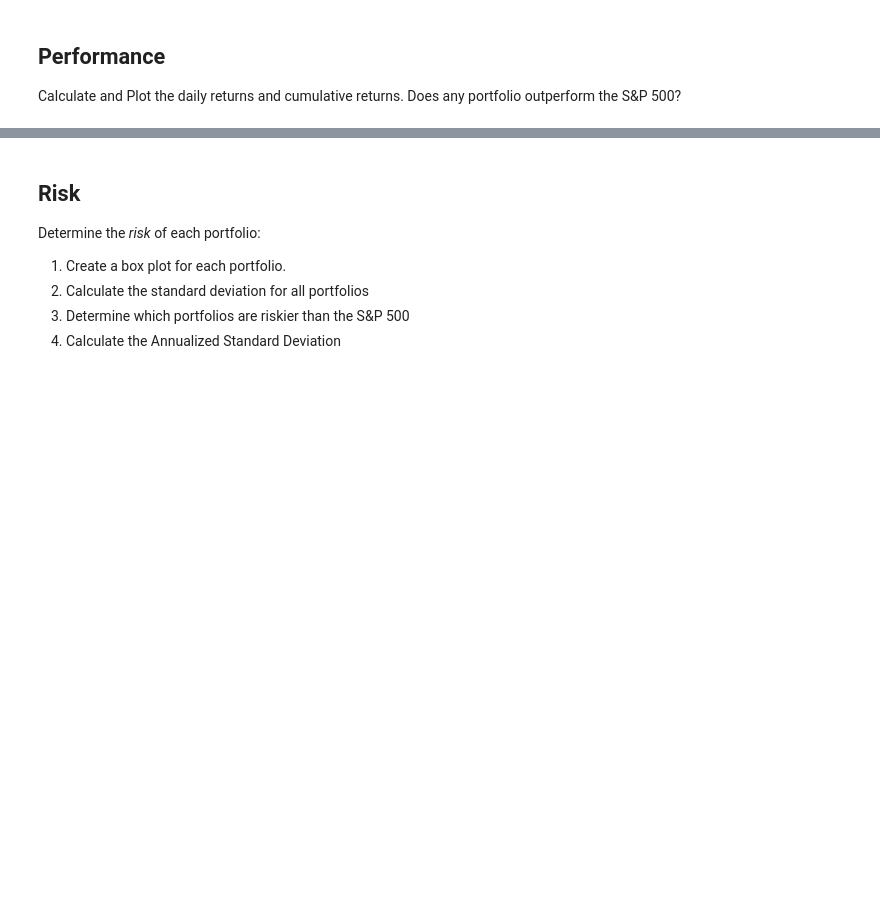
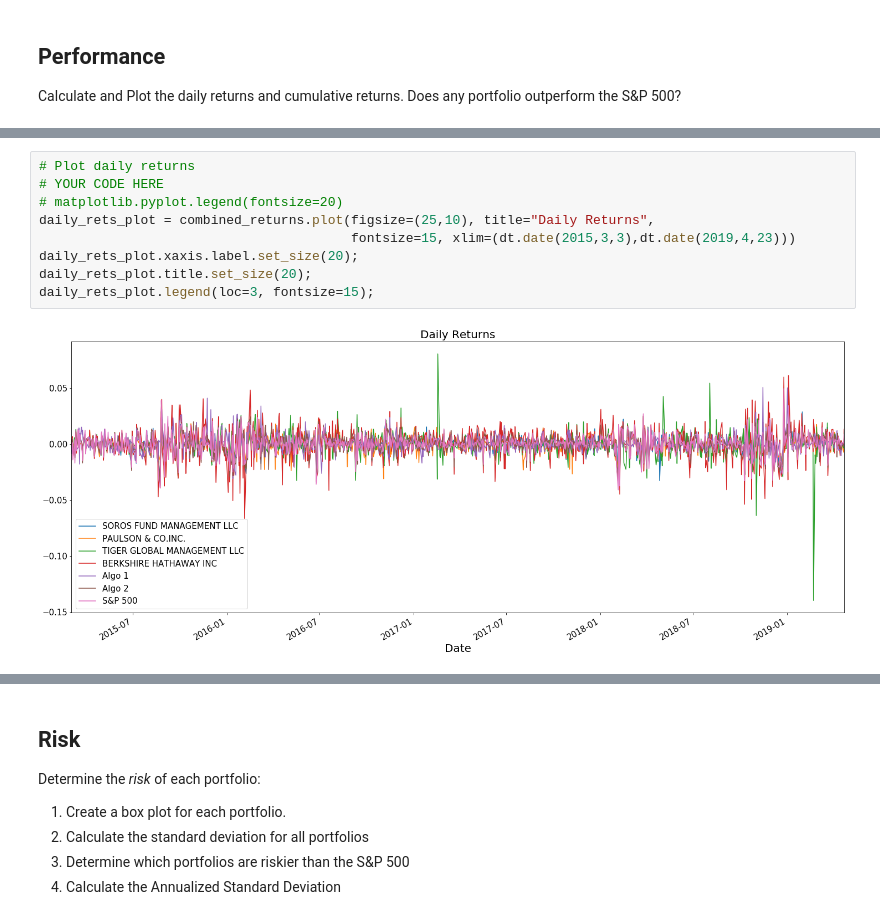
Before and after one commit to jb56834/whale-portfolio, a Jupyter notebook: whale_analysis.ipynb, the cells around one changed output, grey strips where cells are left out. Cells and saved outputs as stored; diff of their text form; blank space fills up the shorter version.

```diff
--- a/whale_analysis.ipynb
+++ b/whale_analysis.ipynb
@@ -206,0 +199,11 @@ Calculate and Plot the daily returns and cumulative returns. Does any portfolio
+# %%
+# Plot daily returns
+# YOUR CODE HERE
+# matplotlib.pyplot.legend(fontsize=20)
+daily_rets_plot = combined_returns.plot(figsize=(25,10), title="Daily Returns",
+                                        fontsize=15, xlim=(dt.date(2015,3,3),dt.date(2019,4,23)))
+daily_rets_plot.xaxis.label.set_size(20);
+daily_rets_plot.title.set_size(20);
+daily_rets_plot.legend(loc=3, fontsize=15);
+# %% [output]
+[figure, added]
```
Also changed, not shown: parts of 12 cells of this notebook, 1 other file.
